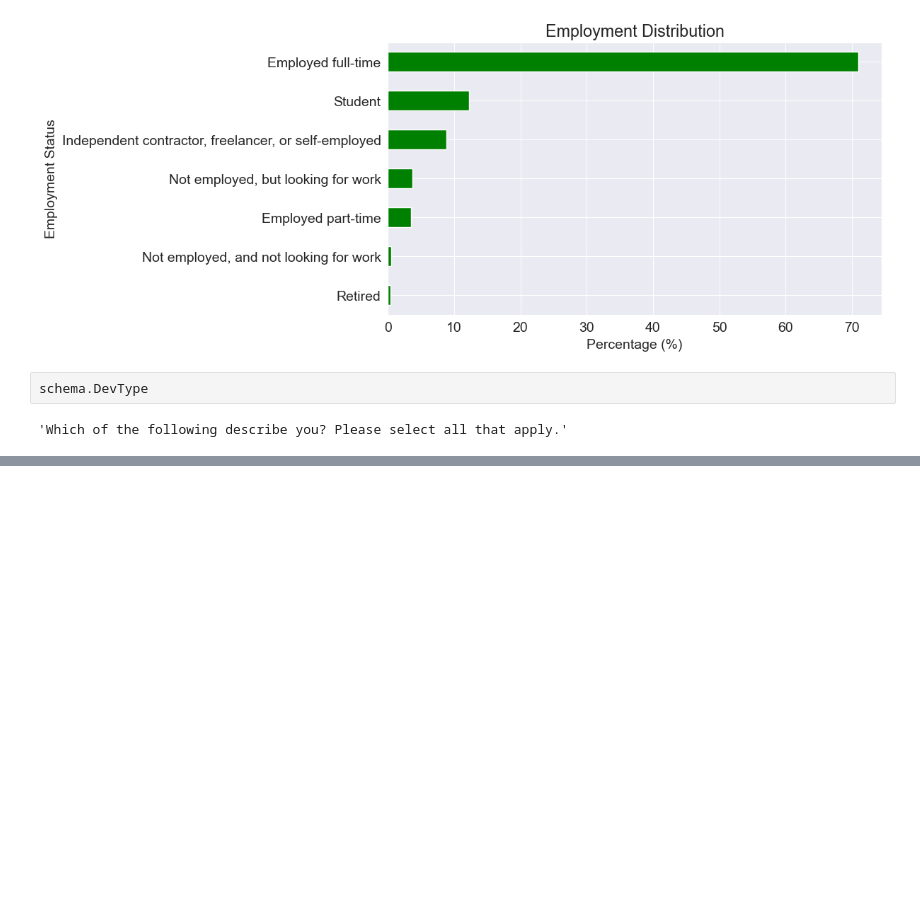
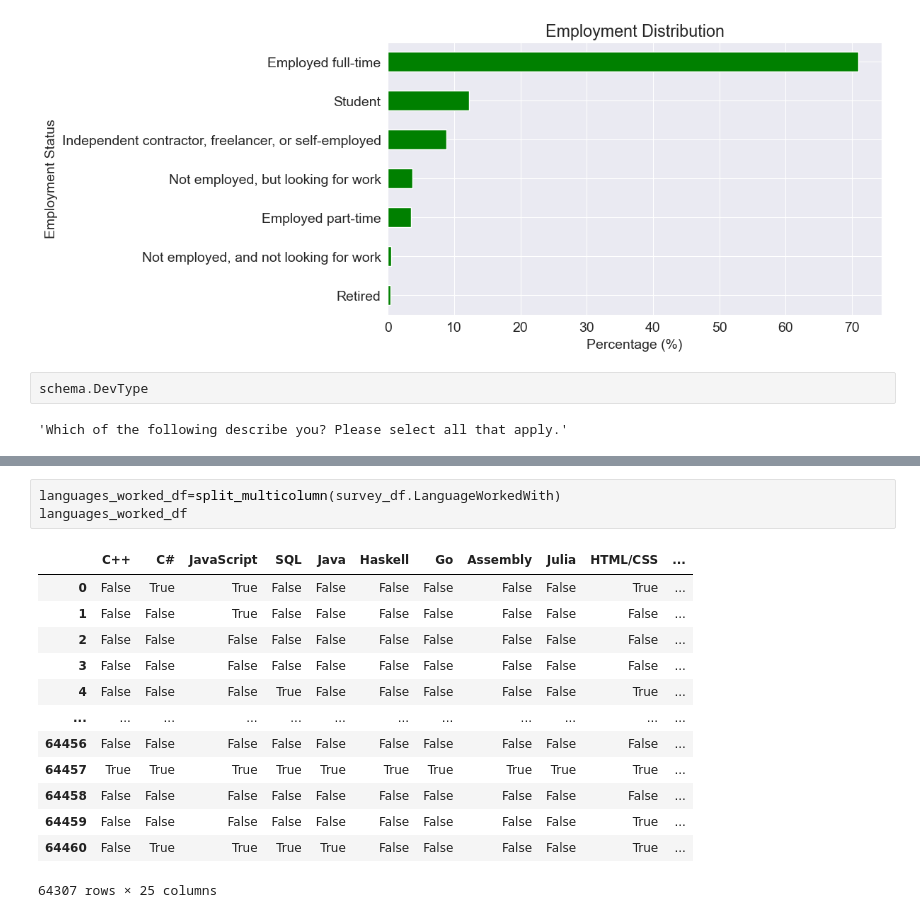
Before and after one commit to fabrice-programmer/project-das, a Jupyter notebook: realworld.ipynb, the cells around one changed output, grey strips where cells are left out. Saved outputs shown, nothing was run; the diff lists cells and outputs as text; blank space fills up the shorter version.

```diff
--- a/realworld.ipynb
+++ b/realworld.ipynb
@@ -359,0 +408,17 @@ KeyError: 'LanguageWorkedWith'
+# %%
+languages_worked_df=split_multicolumn(survey_df.LanguageWorkedWith)
+languages_worked_df
+# %% [output]
+|  | C++ | C# | JavaScript | SQL | Java | Haskell | Go | Assembly | Julia | HTML/CSS | ... |
+| 0 | False | True | True | False | False | False | False | False | False | True | ... |
+| 1 | False | False | True | False | False | False | False | False | False | False | ... |
+| 2 | False | False | False | False | False | False | False | False | False | False | ... |
+| 3 | False | False | False | False | False | False | False | False | False | False | ... |
+| 4 | False | False | False | True | False | False | False | False | False | True | ... |
+| ... | ... | ... | ... | ... | ... | ... | ... | ... | ... | ... | ... |
+| 64456 | False | False | False | False | False | False | False | False | False | False | ... |
+| 64457 | True | True | True | True | True | True | True | True | True | True | ... |
+| 64458 | False | False | False | False | False | False | False | False | False | False | ... |
+| 64459 | False | False | False | False | False | False | False | False | False | True | ... |
+| 64460 | False | True | True | True | True | False | False | False | False | True | ... |
+64307 rows × 25 columns
```
Also changed, not shown: parts of 7 cells of this notebook.
